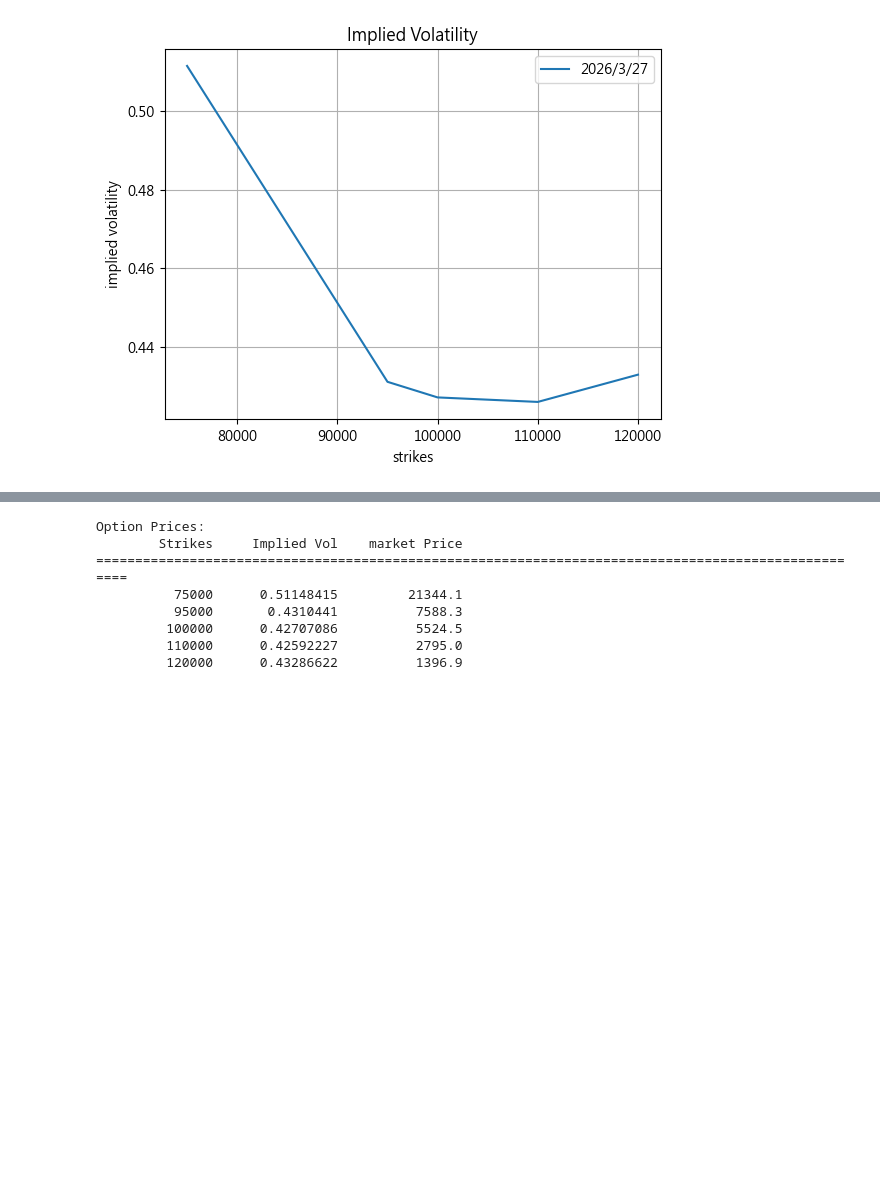
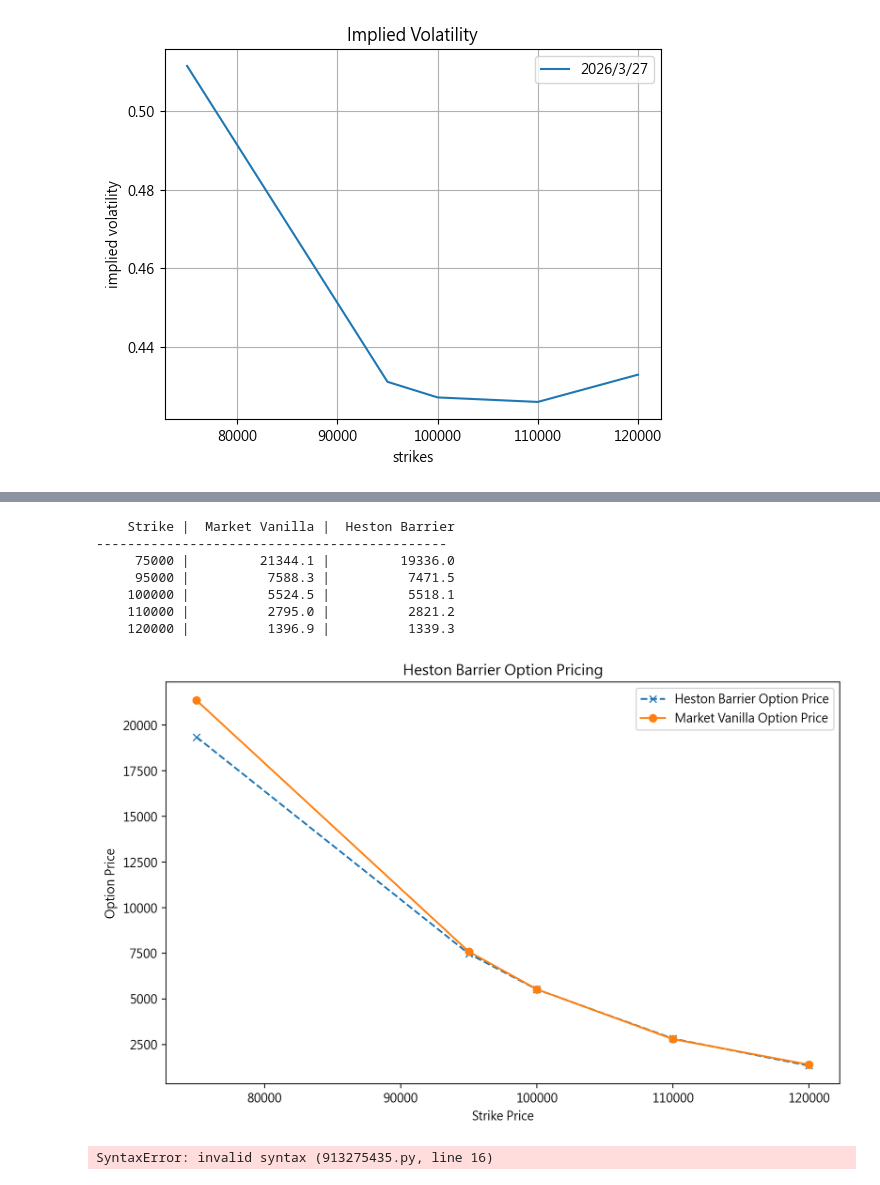
Before and after one commit to Jeremy0827/finance_project, a Jupyter notebook: HSM+Calibration.ipynb, the cells around one changed output, grey strips where cells are left out. Cells and saved outputs as stored; diff of their text form; code cells hidden in the pictures; blank space fills up the shorter version.

Commit message:
Barrier option pricing ver.1

```diff
--- a/HSM+Calibration.ipynb
+++ b/HSM+Calibration.ipynb
@@ -252,3 +268,44 @@ for i in range(len(strikes)):
+# %%
+barrier_type = ql.Barrier.DownOut
+barrier_level = 75000.0
+rebate = 0.0
+maturity = ql.Date(27, ql.March, 2026)
+exercise = ql.EuropeanExercise(maturity)
+
+engine = ql.FdHestonBarrierEngine(Heston_model)
+
+call_Heston_barrier = []
+
+for strike in strikes:
+    payoff = ql.PlainVanillaPayoff(ql.Option.Call, strike)
+    barrier_option = ql.BarrierOption(barrier_type, barrier_level, rebate, payoff, exercise)
+
+    barrier_option.setPricingEngine(engine)
+
+    price = barrier_option.NPV()
+    call_Heston_barrier.append(price)
+
+print(f"{'Strike':>10} | {'Market Vanilla':>15} | {'Heston Barrier':>15}")
+print("-" * 45)
+for i in range(len(strikes)):
+    print(f"{strikes[i]:10d} | {call_prices[i]:15.1f} | {call_Heston_barrier[i]:15.1f}")
+plt.figure(figsize=(10, 6), dpi=200)
+plt.plot(strikes, call_Heston_barrier, linestyle='--', label='Heston Barrier Option Price', marker='x')
+plt.plot(strikes, call_prices, linestyle='-', label='Market Vanilla Option Price', marker='o')
+plt.xlabel('Strike Price')
+plt.ylabel('Option Price')
+plt.title('Heston Barrier Option Pricing')
+plt.legend()
+plt.show()
+# %% [output]
+    Strike |  Market Vanilla |  Heston Barrier
+---------------------------------------------
+     75000 |         21344.1 |         19336.0
+     95000 |          7588.3 |          7471.5
+    100000 |          5524.5 |          5518.1
+    110000 |          2795.0 |          2821.2
+    120000 |          1396.9 |          1339.3
+[figure, added]
 # %%
 import QuantLib as ql
 import datetime
@@ -261,23 +318,29 @@ implied_vols = [0.51148415, 0.4310441, 0.42707086, 0.42592227, 0.43286622]
 T = 85 / 365
 r = 0.03639
 sigma = [0.51148415, 0.4310441, 0.42707086, 0.42592227, 0.43286622]
-#b-s BTC engine
+
 def b_s_engine(option_type, S0, K, T, r, sigma):
-    # Create the option payoff
-    payoff = ql.PlainVanillaPayoff(option_type, K)
 
-    # Set up dates and evaluation date
+   barrier_type = ql.Barrier.DownOut
+barrier_level =
+rebate = 0.0
+maturity = ql.Date(27,ql.March,2026)
+strikes = [75000, 95000, 100000, 110000, 120000]
+
+
+
+
     day_count = ql.Actual365Fixed()
     calendar = ql.NullCalendar()
     settlement_date = calendar.adjust(ql.Date.todaysDate())
     maturity_date = settlement_date + int(T * 365)
     ql.Settings.instance().evaluationDate = settlement_date
 
-    # Create the option exercise and option
+
     exercise = ql.EuropeanExercise(maturity_date)
     option = ql.VanillaOption(payoff, exercise)
 
-    # Set up the Black-Scholes-Merton process (include dividend curve as zero)
+
     spot_handle = ql.QuoteHandle(ql.SimpleQuote(S0))
     dividend_ts = ql.YieldTermStructureHandle(ql.FlatForward(settlement_date, 0.0, day_count))
     risk_free_ts = ql.YieldTermStructureHandle(ql.FlatForward(settlement_date, r, day_count))
@@ -285,10 +348,9 @@ def b_s_engine(option_type, S0, K, T, r, sigma):
 
     bsm_process = ql.BlackScholesMertonProcess(spot_handle, dividend_ts, risk_free_ts, flat_vol_ts)
 
-    # Set the pricing engine
+
     option.setPricingEngine(ql.AnalyticEuropeanEngine(bsm_process))
 
-    # Return the option price
     return option.NPV()
 avg= 0.0
 
@@ -301,17 +363,9 @@ for i in range(len(K)):
     avg += abs(err)*100/len(K)
 
 
-
 errors = []
 for i in range(len(K)):
     mdl = b_s_engine(ql.Option.Call, S0, K[i], T, r, sigma[i])
     errors.append(abs(implied_vols[i] - mdl) / implied_vols[i])
 # %% [output]
-Option Prices:
-        Strikes     Implied Vol    market Price
-====================================================================================================
-          75000      0.51148415         21344.1
-          95000       0.4310441          7588.3
-         100000      0.42707086          5524.5
-         110000      0.42592227          2795.0
-         120000      0.43286622          1396.9
+SyntaxError: invalid syntax (913275435.py, line 16)
```
Also changed, not shown: parts of 4 cells of this notebook.
